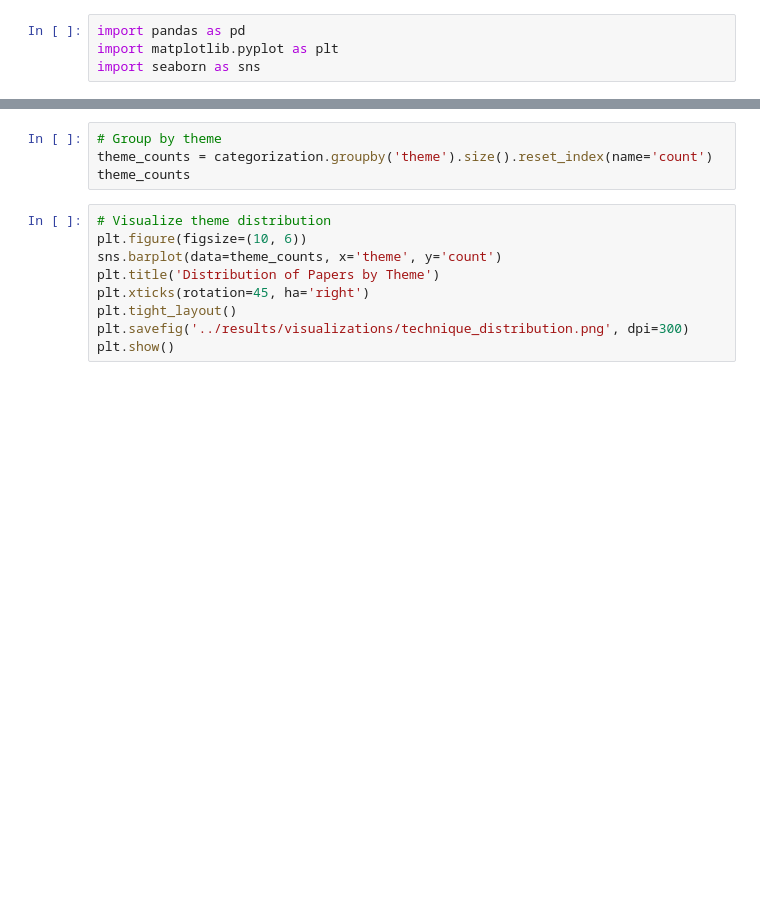
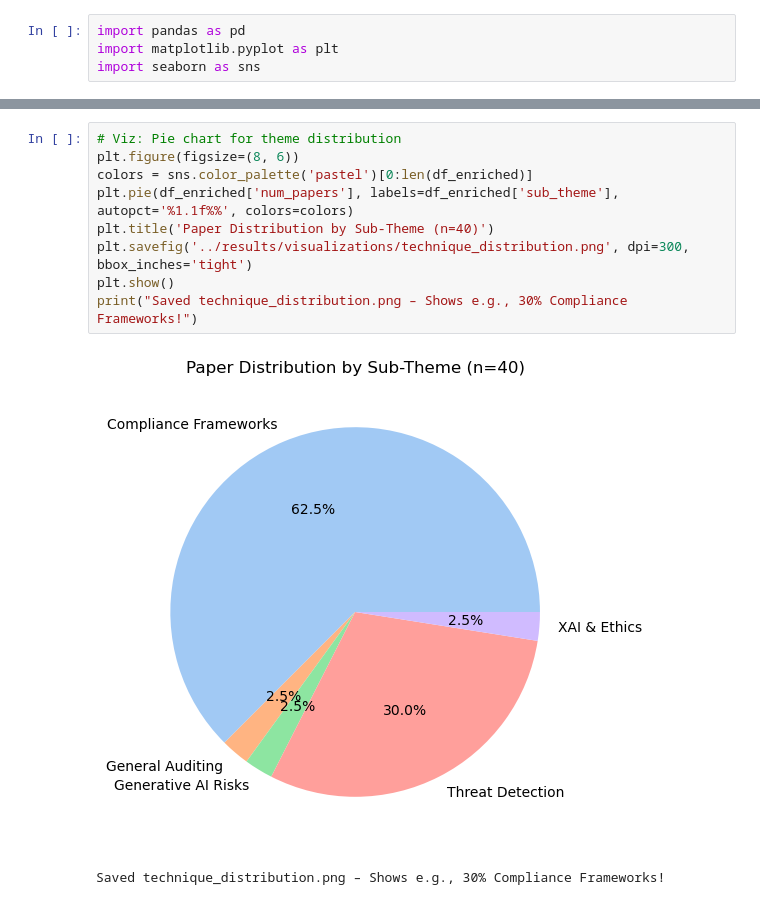
Before and after one commit to Pradyum-1712/AI-in-Cybersecurity-Auditing-and-Compliance-Monitoring, a Jupyter notebook: analysis/01_paper_categorization.ipynb, the cells around one changed output, grey strips where cells are left out. Cells and saved outputs as stored; diff of their text form; blank space fills up the shorter version.

```diff
--- a/analysis/01_paper_categorization.ipynb
+++ b/analysis/01_paper_categorization.ipynb
@@ -33,13 +41,12 @@ print("Generated table_iv_theme_summaries.csv:\n", df_enriched.to_string(index=F
-# %%
-# Group by theme
-theme_counts = categorization.groupby('theme').size().reset_index(name='count')
-theme_counts
-# %%
-# Visualize theme distribution
-plt.figure(figsize=(10, 6))
-sns.barplot(data=theme_counts, x='theme', y='count')
-plt.title('Distribution of Papers by Theme')
-plt.xticks(rotation=45, ha='right')
-plt.tight_layout()
-plt.savefig('../results/visualizations/technique_distribution.png', dpi=300)
-plt.show()
+# %%
+# Viz: Pie chart for theme distribution
+plt.figure(figsize=(8, 6))
+colors = sns.color_palette('pastel')[0:len(df_enriched)]
+plt.pie(df_enriched['num_papers'], labels=df_enriched['sub_theme'], autopct='%1.1f%%', colors=colors)
+plt.title('Paper Distribution by Sub-Theme (n=40)')
+plt.savefig('../results/visualizations/technique_distribution.png', dpi=300, bbox_inches='tight')
+plt.show()
+print("Saved technique_distribution.png – Shows e.g., 30% Compliance Frameworks!")
+# %% [output]
+[figure, added]
+Saved technique_distribution.png – Shows e.g., 30% Compliance Frameworks!
```
Also changed, not shown: parts of 1 cell of this notebook, 25 other files.
